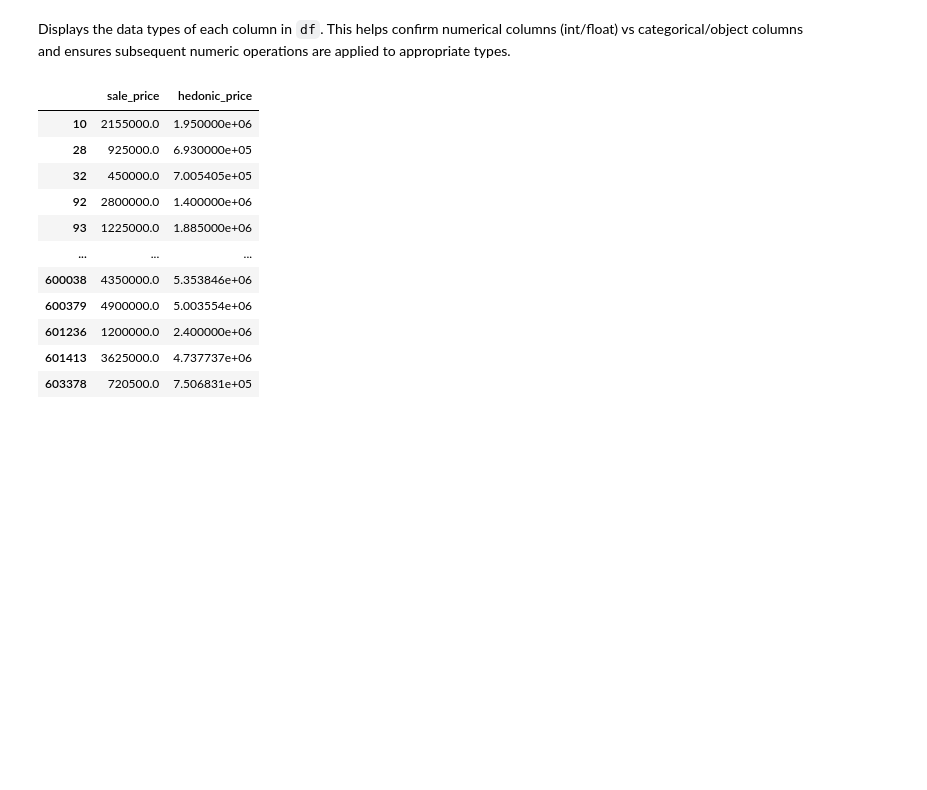
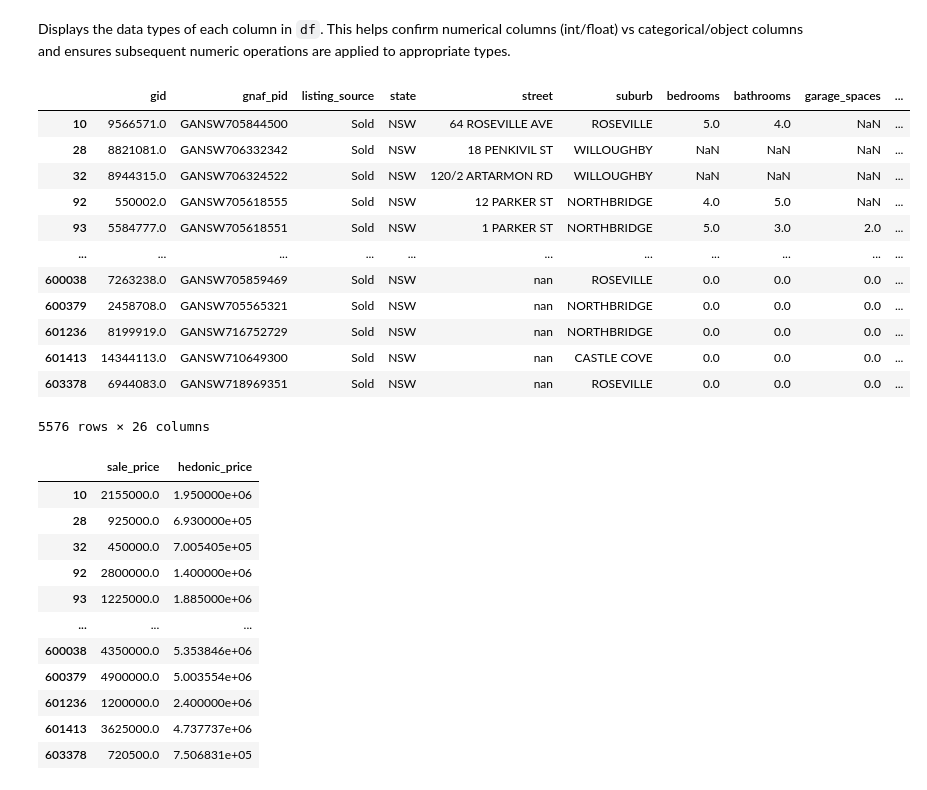
Before and after one commit to SacSresta/microburbs, a Jupyter notebook: microburbs.ipynb, the cells around one changed output. Cells and saved outputs as stored; diff of their text form; code cells hidden in the pictures; blank space fills up the shorter version.

```diff
--- a/microburbs.ipynb
+++ b/microburbs.ipynb
@@ -39,3 +41,19 @@ Displays the data types of each column in `df`. This helps confirm numerical col
+# %%
+df
+# %% [output]
+|  | gid | gnaf_pid | listing_source | state | street | suburb | bedrooms | bathrooms | garage_spaces | ... |
+| 10 | 9566571.0 | GANSW705844500 | Sold | NSW | 64 ROSEVILLE AVE | ROSEVILLE | 5.0 | 4.0 | NaN | ... |
+| 28 | 8821081.0 | GANSW706332342 | Sold | NSW | 18 PENKIVIL ST | WILLOUGHBY | NaN | NaN | NaN | ... |
+| 32 | 8944315.0 | GANSW706324522 | Sold | NSW | 120/2 ARTARMON RD | WILLOUGHBY | NaN | NaN | NaN | ... |
+| 92 | 550002.0 | GANSW705618555 | Sold | NSW | 12 PARKER ST | NORTHBRIDGE | 4.0 | 5.0 | NaN | ... |
+| 93 | 5584777.0 | GANSW705618551 | Sold | NSW | 1 PARKER ST | NORTHBRIDGE | 5.0 | 3.0 | 2.0 | ... |
+| ... | ... | ... | ... | ... | ... | ... | ... | ... | ... | ... |
+| 600038 | 7263238.0 | GANSW705859469 | Sold | NSW | nan | ROSEVILLE | 0.0 | 0.0 | 0.0 | ... |
+| 600379 | 2458708.0 | GANSW705565321 | Sold | NSW | nan | NORTHBRIDGE | 0.0 | 0.0 | 0.0 | ... |
+| 601236 | 8199919.0 | GANSW716752729 | Sold | NSW | nan | NORTHBRIDGE | 0.0 | 0.0 | 0.0 | ... |
+| 601413 | 14344113.0 | GANSW710649300 | Sold | NSW | nan | CASTLE COVE | 0.0 | 0.0 | 0.0 | ... |
+| 603378 | 6944083.0 | GANSW718969351 | Sold | NSW | nan | ROSEVILLE | 0.0 | 0.0 | 0.0 | ... |
+5576 rows × 26 columns
 # %%
 df[['sale_price','hedonic_price']]
 # %% [output]
```
Also changed, not shown: parts of 8 cells of this notebook.
